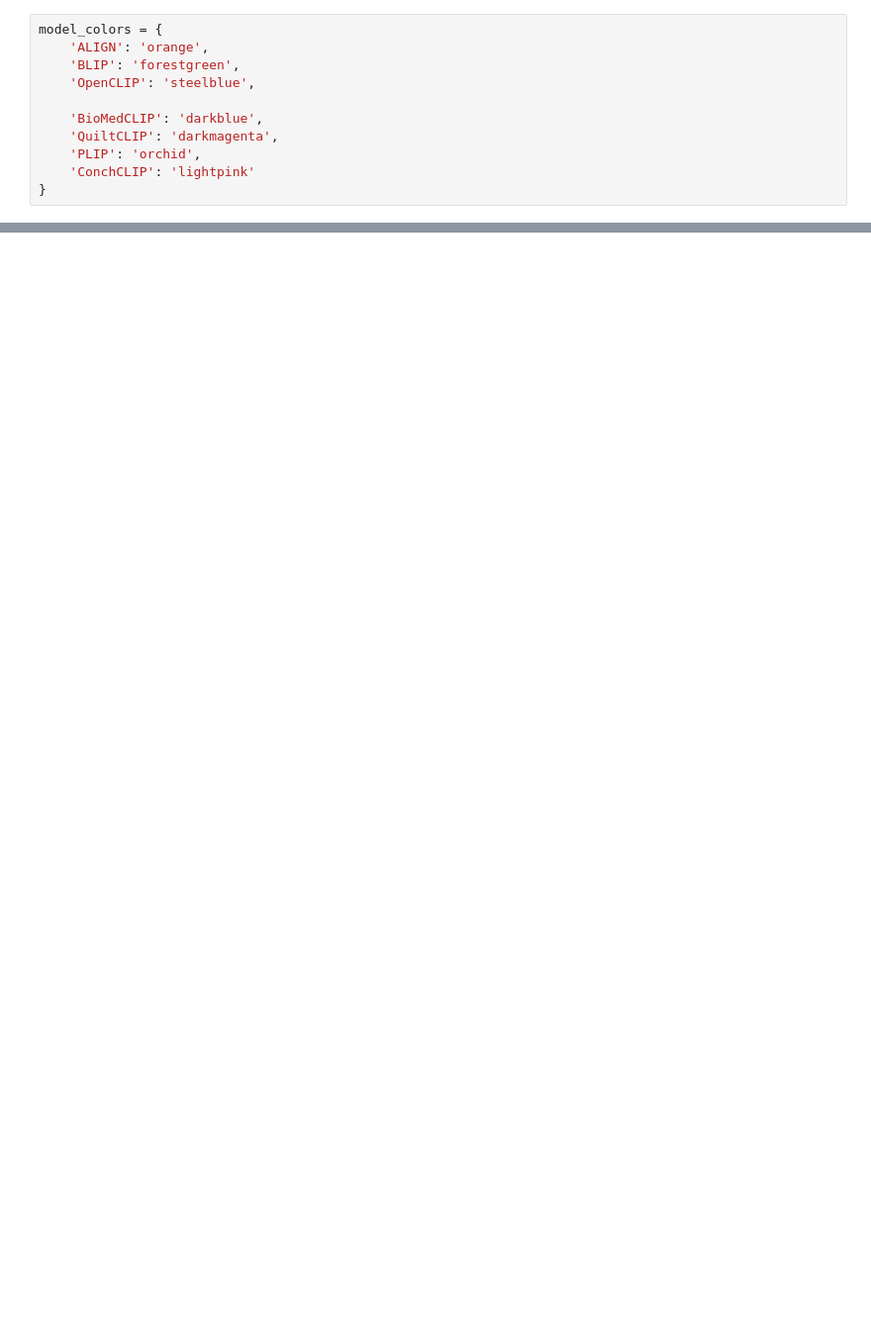
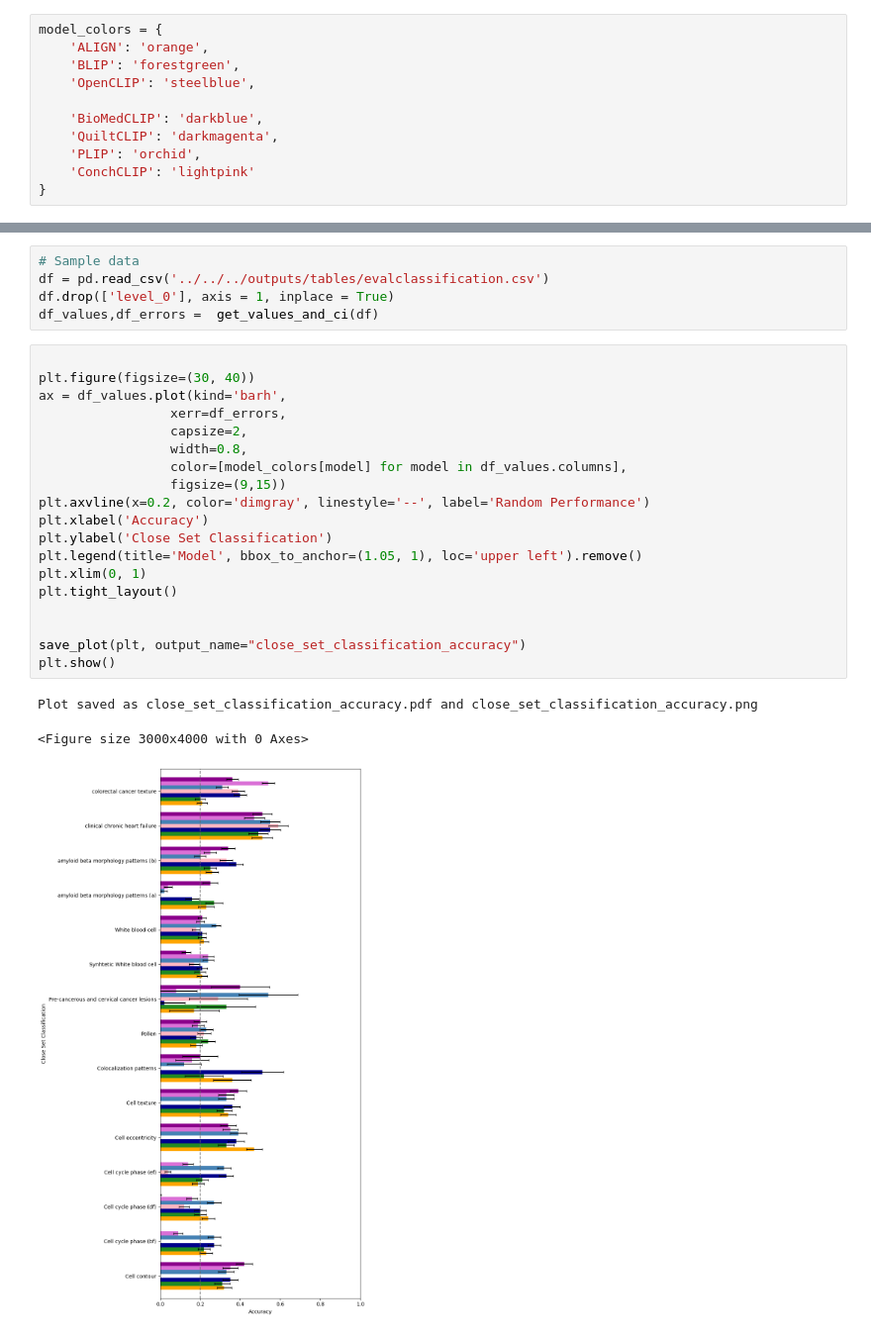
Before and after one commit to Ale9806/eVLLM, a Jupyter notebook: src/evlm/plots/Untitled.ipynb, the cells around one changed output, grey strips where cells are left out. Shown at 99% size. Cells and saved outputs as stored; diff of their text form; blank space fills up the shorter version.

```diff
--- a/src/evlm/plots/Untitled.ipynb
+++ b/src/evlm/plots/Untitled.ipynb
@@ -63,0 +165,28 @@ df_transposed
+# %%
+# Sample data
+df = pd.read_csv('../../../outputs/tables/evalclassification.csv')
+df.drop(['level_0'], axis = 1, inplace = True)
+df_values,df_errors =  get_values_and_ci(df)
+# %%
+
+plt.figure(figsize=(30, 40))
+ax = df_values.plot(kind='barh',
+                 xerr=df_errors,
+                 capsize=2,
+                 width=0.8,
+                 color=[model_colors[model] for model in df_values.columns],
+                 figsize=(9,15))
+plt.axvline(x=0.2, color='dimgray', linestyle='--', label='Random Performance')
+plt.xlabel('Accuracy')
+plt.ylabel('Close Set Classification')
+plt.legend(title='Model', bbox_to_anchor=(1.05, 1), loc='upper left').remove()
+plt.xlim(0, 1)
+plt.tight_layout()
+
+
+save_plot(plt, output_name="close_set_classification_accuracy")
+plt.show()
+# %% [output]
+Plot saved as close_set_classification_accuracy.pdf and close_set_classification_accuracy.png
+<Figure size 3000x4000 with 0 Axes>
+[figure, added]
```
Also changed, not shown: parts of 12 cells of this notebook, 12 other files.
